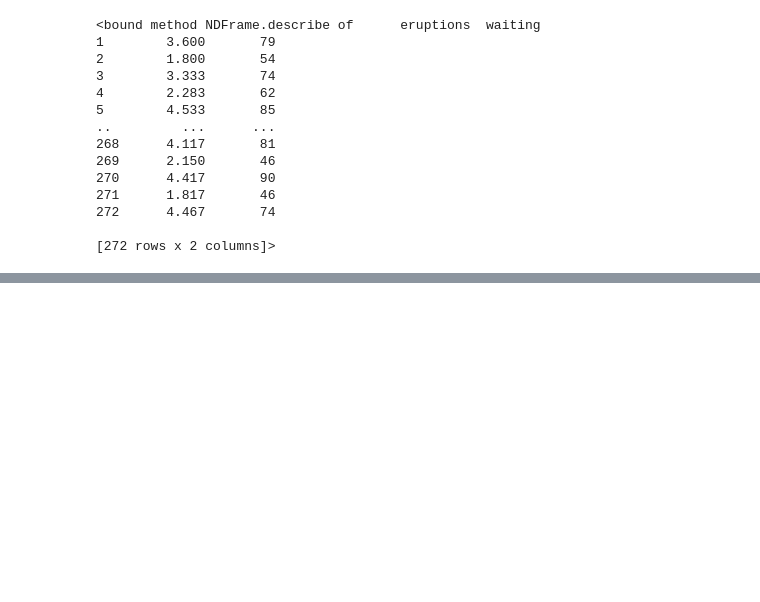
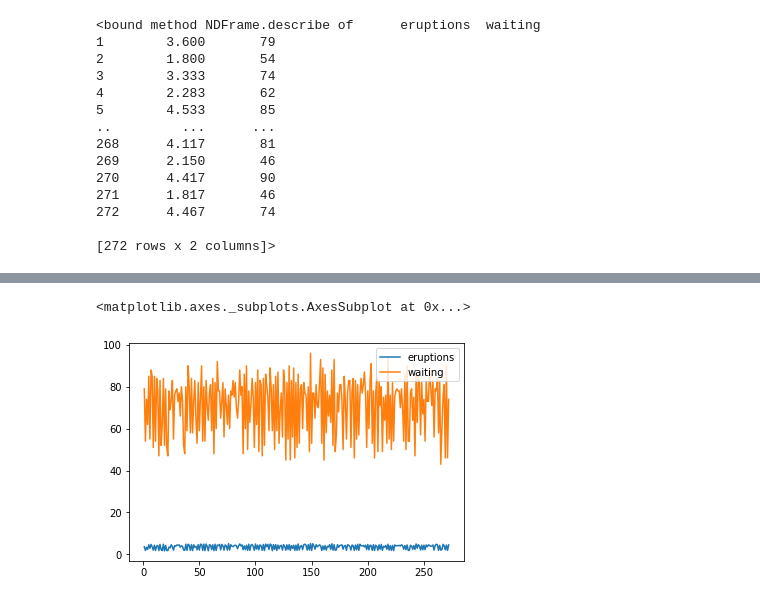
Before and after one commit to leejyy/New, a Jupyter notebook: Panda1.ipynb, the cells around one changed output, grey strips where cells are left out. Drawn from its saved outputs; the diff is of its cells as text; code cells hidden in the pictures; blank space fills up the shorter version.

```diff
--- a/Panda1.ipynb
+++ b/Panda1.ipynb
@@ -237,0 +264,5 @@ df.describe
+# %%
+df.plot()
+# %% [output]
+<matplotlib.axes._subplots.AxesSubplot at 0x...>
+[figure, added]
```
Also changed, not shown: parts of 5 cells of this notebook.
